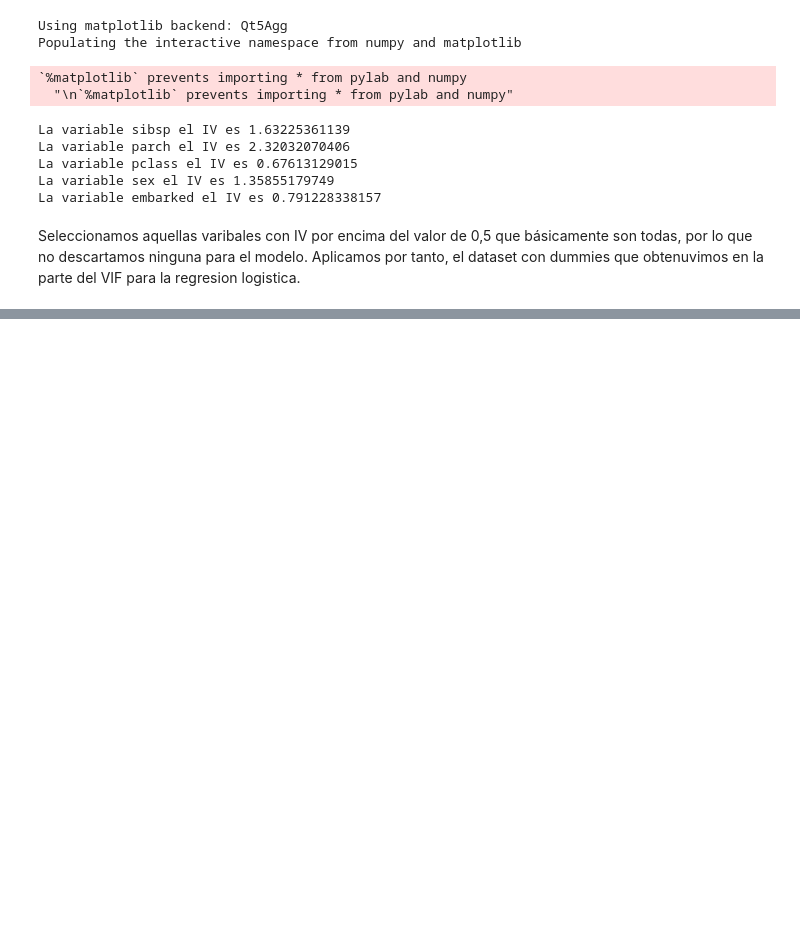
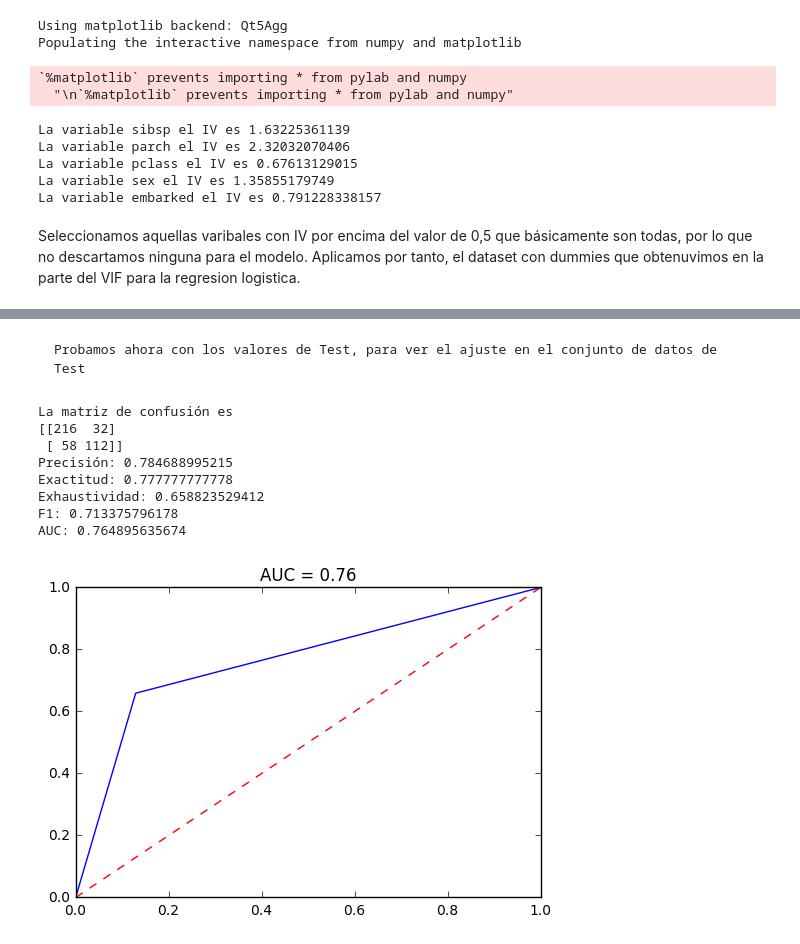
Before and after one commit to amarino5/Master-BigData-CIFF-2016, a Jupyter notebook: Aprendizaje automatico/Practica Aprendizaje automatico.ipynb, the cells around one changed output, grey strips where cells are left out. Saved outputs shown, nothing was run; the diff lists cells and outputs as text; code cells hidden in the pictures; blank space fills up the shorter version.

```diff
--- a/Aprendizaje automatico/Practica Aprendizaje automatico.ipynb
+++ b/Aprendizaje automatico/Practica Aprendizaje automatico.ipynb
@@ -607,0 +620,16 @@ AUC: 0.790852874788
+# %% [markdown]
+    Probamos ahora con los valores de Test, para ver el ajuste en el conjunto de datos de Test
+# %%
+y_pred     = classifier.predict(X_test)
+
+metricas_modelos(y_test, y_pred)
+# %% [output]
+La matriz de confusión es
+[[216  32]
+ [ 58 112]]
+Precisión: 0.784688995215
+Exactitud: 0.777777777778
+Exhaustividad: 0.658823529412
+F1: 0.713375796178
+AUC: 0.764895635674
+[figure, added]
```
Also changed, not shown: parts of 15 cells of this notebook.
